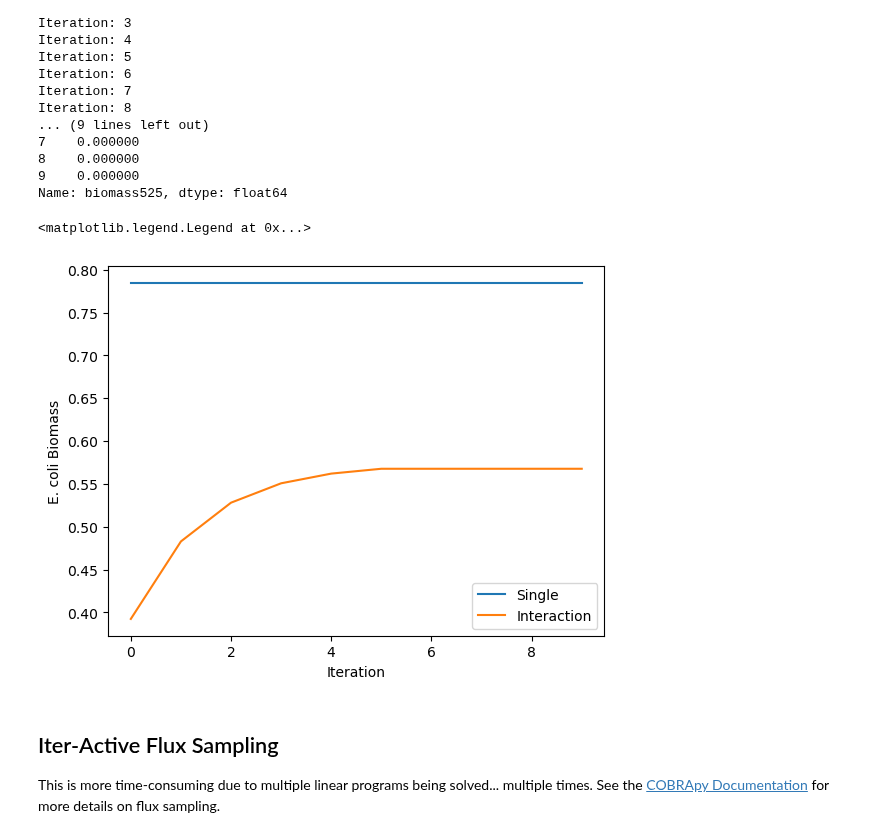
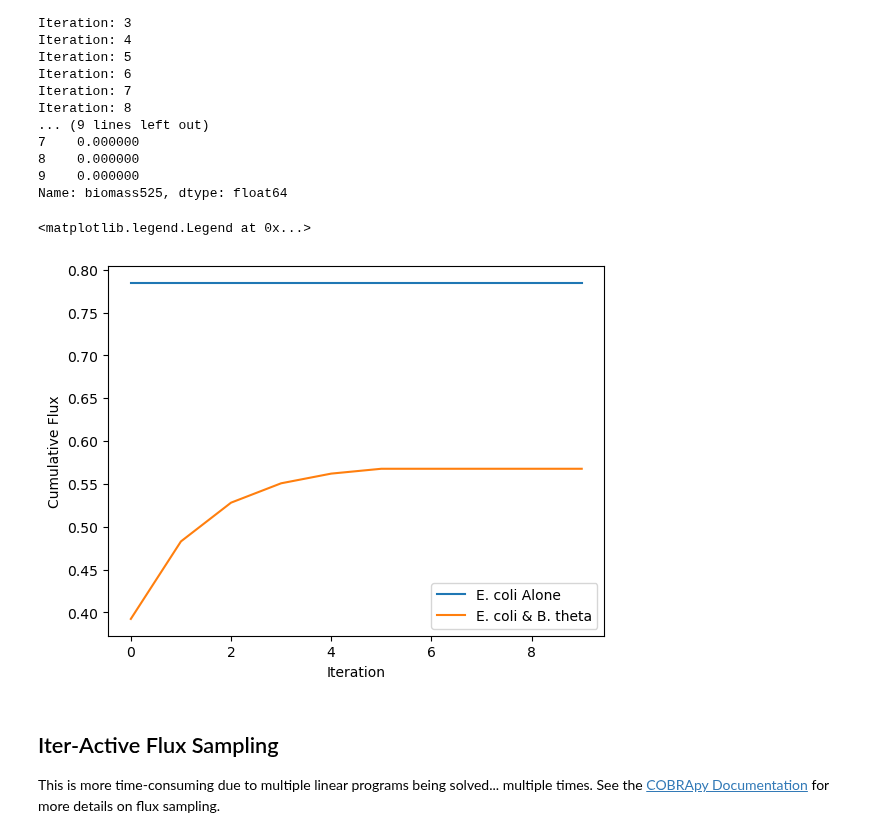
Before and after one commit to m-3-lab/iiFBA, a Jupyter notebook: Examples/iifba_usage.ipynb, the cells around one changed output. Cells and saved outputs as stored; diff of their text form; code cells hidden in the pictures.

```diff
--- a/Examples/iifba_usage.ipynb
+++ b/Examples/iifba_usage.ipynb
@@ -150,16 +150,13 @@ Iteration: 8
 Name: biomass525, dtype: float64
 # %%
 import matplotlib.pyplot as plt
-import numpy as np
 
-plt.plot(np.cumsum(F_single.loc[0,:][biomass_id]), label="Single")
-plt.plot(np.cumsum(F_two.loc[0, :][biomass_id]), label="Interaction")
-plt.xlabel("Iteration")
-plt.ylabel("E. coli Biomass")
+ax = iifba.iifba_vis(F_single.loc[0,:][biomass_id], line_lab="E. coli Alone")
+ax = iifba.iifba_vis(F_two.loc[0,:][biomass_id], ax=ax, line_lab="E. coli & B. theta")
 plt.legend()
 # %% [output]
 <matplotlib.legend.Legend at 0x...>
-[figure, old version]
+[figure, new version]
 # %% [markdown]
 ## Iter-Active Flux Sampling
 This is more time-consuming due to multiple linear programs being solved... multiple times. See the [COBRApy Documentation](https://cobrapy.readthedocs.io/en/latest/sampling.html) for more details on flux sampling.
```
Also changed, not shown: parts of 1 cell of this notebook, 2 other files.
